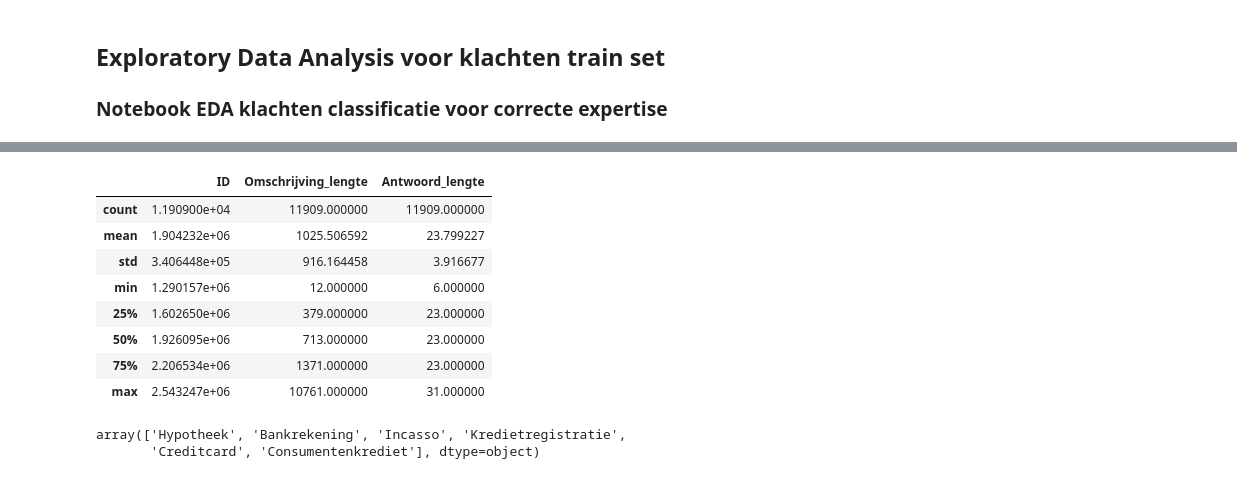
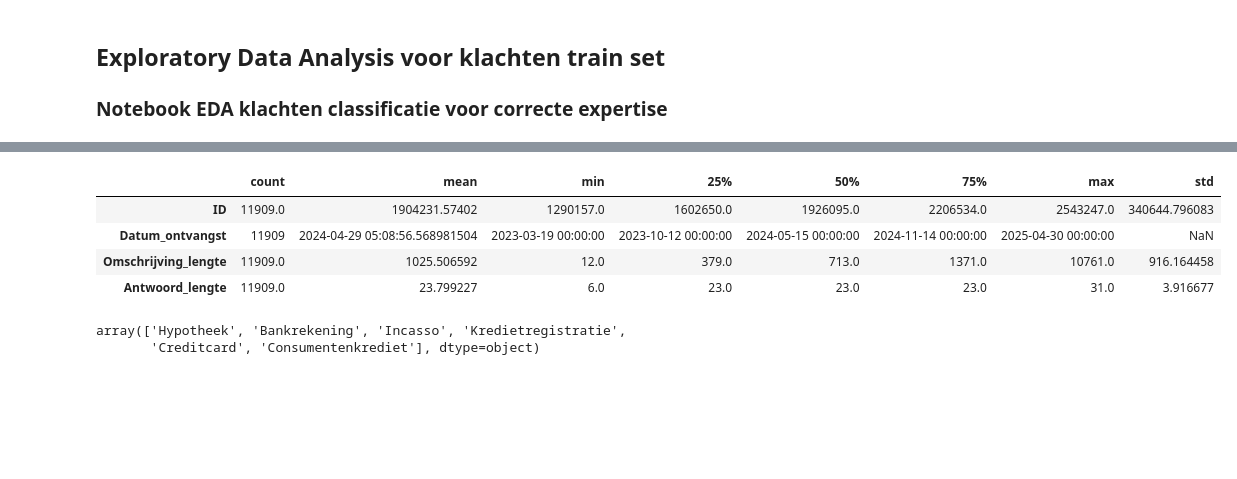
Before and after one commit to AmissaAbbes/Dataproject1, a Jupyter notebook: train_eda.ipynb, the cells around one changed output, grey strips where cells are left out. Cells and saved outputs as stored; diff of their text form; code cells hidden in the pictures; blank space fills up the shorter version.

```diff
--- a/train_eda.ipynb
+++ b/train_eda.ipynb
@@ -38,16 +42,12 @@ dtypes: int64(3), object(4)
 memory usage: 651.4+ KB
 # %%
-df.describe()
+df.describe().T
 # %% [output]
-|  | ID | Omschrijving_lengte | Antwoord_lengte |
-| count | 1.190900e+04 | 11909.000000 | 11909.000000 |
-| mean | 1.904232e+06 | 1025.506592 | 23.799227 |
-| std | 3.406448e+05 | 916.164458 | 3.916677 |
-| min | 1.290157e+06 | 12.000000 | 6.000000 |
-| 25% | 1.602650e+06 | 379.000000 | 23.000000 |
-| 50% | 1.926095e+06 | 713.000000 | 23.000000 |
-| 75% | 2.206534e+06 | 1371.000000 | 23.000000 |
-| max | 2.543247e+06 | 10761.000000 | 31.000000 |
+|  | count | mean | min | 25% | 50% | 75% | max | std |
+| ID | 11909.0 | 1904231.57402 | 1290157.0 | 1602650.0 | 1926095.0 | 2206534.0 | 2543247.0 | 340644.796083 |
+| Datum_ontvangst | 11909 | 2024-04-29 05:08:56.568981504 | 2023-03-19 00:00:00 | 2023-10-12 00:00:00 | 2024-05-15 00:00:00 | 2024-11-14 00:00:00 | 2025-04-30 00:00:00 | NaN |
+| Omschrijving_lengte | 11909.0 | 1025.506592 | 12.0 | 379.0 | 713.0 | 1371.0 | 10761.0 | 916.164458 |
+| Antwoord_lengte | 11909.0 | 23.799227 | 6.0 | 23.0 | 23.0 | 23.0 | 31.0 | 3.916677 |
 # %%
 df['Product'].unique()
 # %% [output]
```
Also changed, not shown: parts of 12 cells of this notebook.
